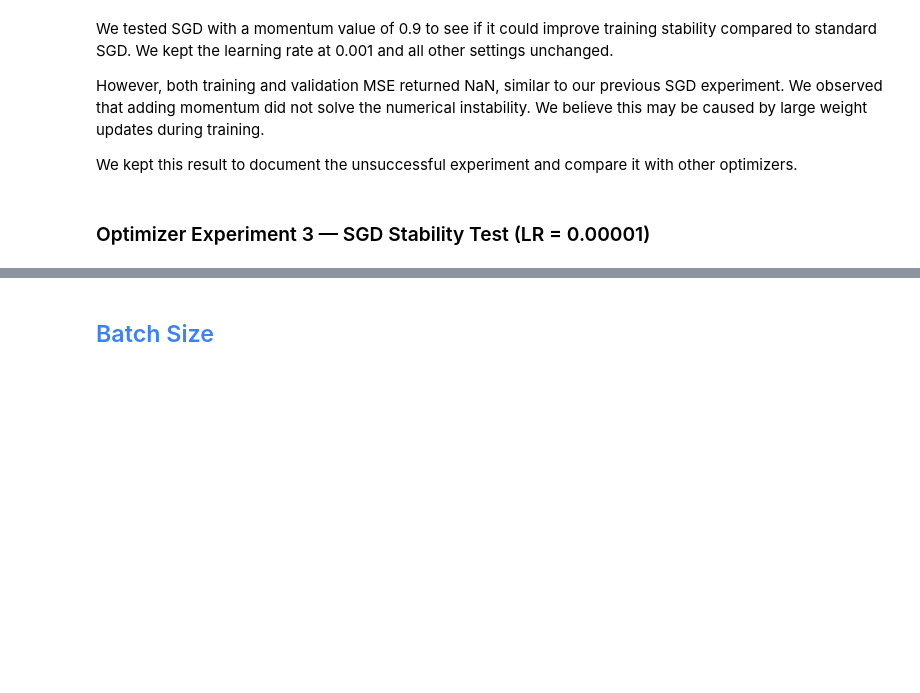
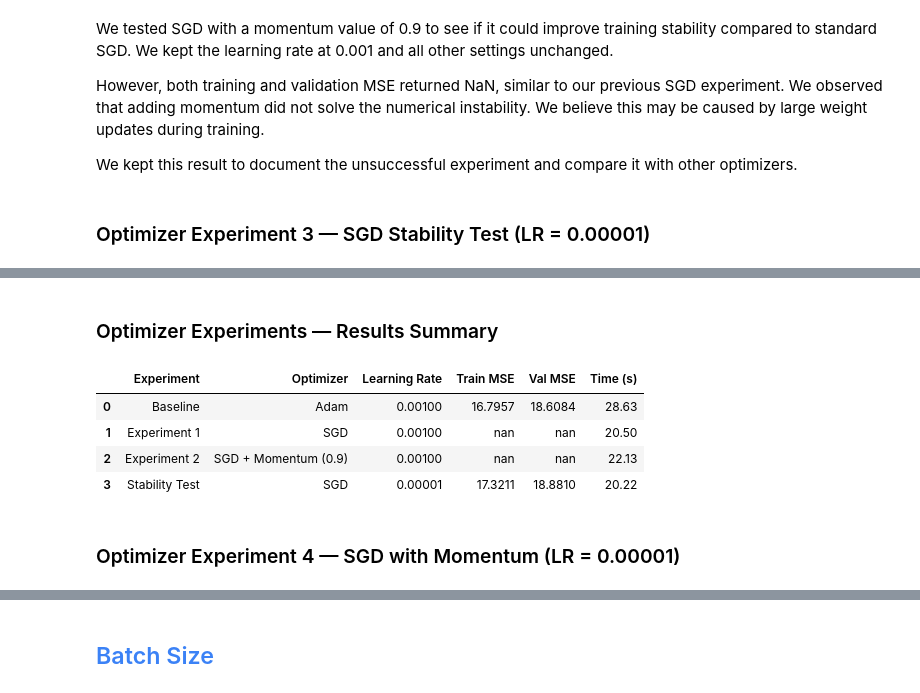
Before and after one commit to DOHA-BASEM3/DS330-Deep-Learning-Project, a Jupyter notebook: DS330_P1_Teletubbies💗.ipynb, the cells around one changed output, grey strips where cells are left out. Saved outputs shown, nothing was run; the diff lists cells and outputs as text; code cells hidden in the pictures; blank space fills up the shorter version.

```diff
--- a/DS330_P1_Teletubbies💗.ipynb
+++ b/DS330_P1_Teletubbies💗.ipynb
@@ -778,0 +787,55 @@ Training Time: 24.11 seconds
+# %% [markdown]
+### Optimizer Experiments — Results Summary
+# %%
+
+optimizer_table = pd.DataFrame([
+    {
+        "Experiment": "Baseline",
+        "Optimizer": "Adam",
+        "Learning Rate": 0.001,
+        "Train MSE": nn_train_mse,
+        "Val MSE": nn_val_mse,
+        "Time (s)": training_time
+    },
+    {
+        "Experiment": "Experiment 1",
+        "Optimizer": "SGD",
+        "Learning Rate": 0.001,
+        "Train MSE": optimizer_results[0]["Train MSE"],
+        "Val MSE": optimizer_results[0]["Val MSE"],
+        "Time (s)": optimizer_results[0]["Time (s)"]
+    },
+    {
+        "Experiment": "Experiment 2",
+        "Optimizer": "SGD + Momentum (0.9)",
+        "Learning Rate": 0.001,
+        "Train MSE": optimizer_results[1]["Train MSE"],
+        "Val MSE": optimizer_results[1]["Val MSE"],
+        "Time (s)": optimizer_results[1]["Time (s)"]
+    },
+    {
+        "Experiment": "Stability Test",
+        "Optimizer": "SGD",
+        "Learning Rate": 0.00001,
+        "Train MSE": sgd_train_losses[-1],
+        "Val MSE": sgd_val_losses[-1],
+        "Time (s)": sgd_time
+    }
+])
+
+display(
+    optimizer_table.style.format({
+        "Learning Rate": "{:.5f}",
+        "Train MSE": "{:.4f}",
+        "Val MSE": "{:.4f}",
+        "Time (s)": "{:.2f}"
+    })
+)
+# %% [output]
+|  | Experiment | Optimizer | Learning Rate | Train MSE | Val MSE | Time (s) |
+| 0 | Baseline | Adam | 0.00100 | 16.7957 | 18.6084 | 28.63 |
+| 1 | Experiment 1 | SGD | 0.00100 | nan | nan | 20.50 |
+| 2 | Experiment 2 | SGD + Momentum (0.9) | 0.00100 | nan | nan | 22.13 |
+| 3 | Stability Test | SGD | 0.00001 | 17.3211 | 18.8810 | 20.22 |
+# %% [markdown]
+### Optimizer Experiment 4 — SGD with Momentum (LR = 0.00001)
```
Also changed, not shown: parts of 20 cells of this notebook.
